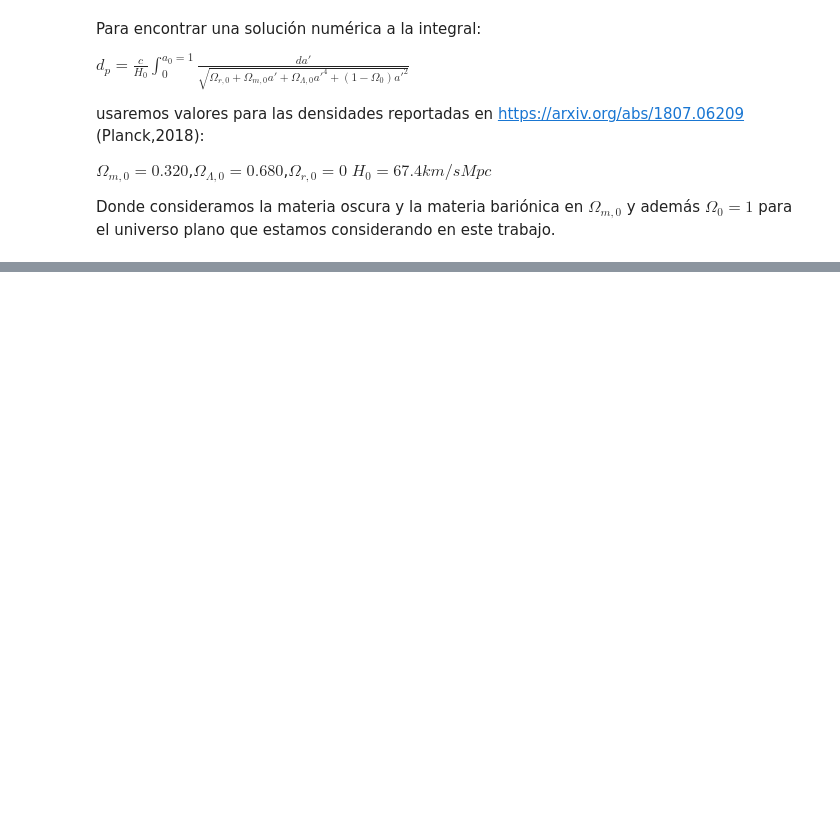
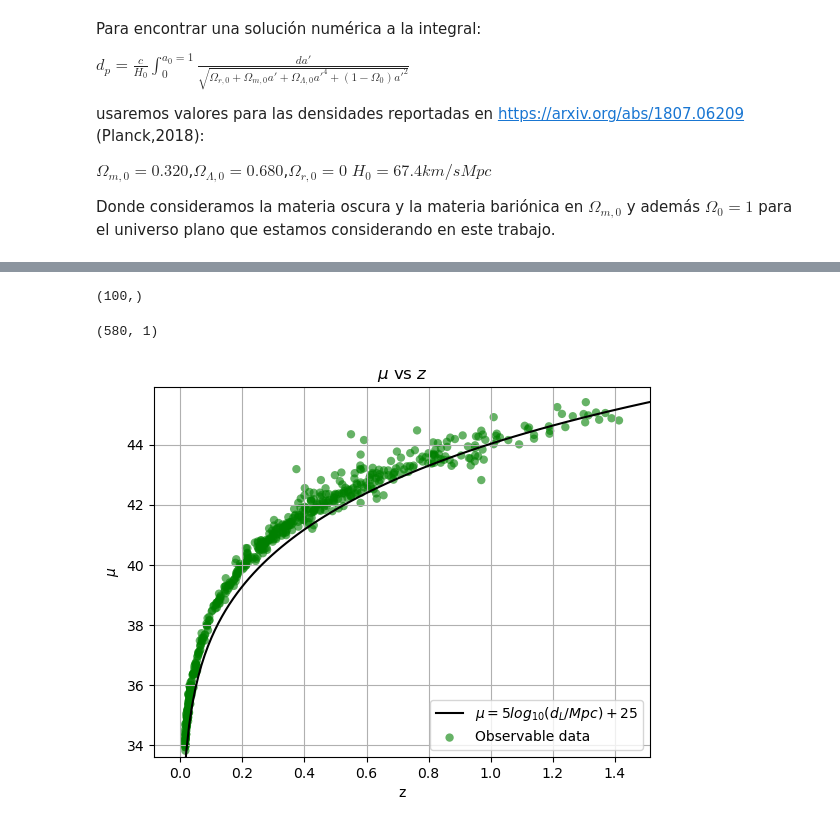
Before and after one commit to BlackPuma075/Cosmo_class_2024, a Jupyter notebook: d_p-checkpoint.ipynb, the cells around one changed output, grey strips where cells are left out. Drawn from its saved outputs; the diff is of its cells as text; code cells hidden in the pictures; blank space fills up the shorter version.

```diff
--- a/d_p-checkpoint.ipynb
+++ b/d_p-checkpoint.ipynb
@@ -99,0 +107,28 @@ plt.savefig('d_p')
+# %%
+mu_teo = 5*np.log10(I/a) + 25
+# %%
+mu_teo.shape
+# %% [output]
+(100,)
+# %%
+data = np.genfromtxt('https://supernova.lbl.gov/Union/figures/SCPUnion2.1_mu_vs_z.txt')
+# %%
+mu = data[:,2:3]
+z = data[:,1:2]
+# %%
+mu.shape
+# %% [output]
+(580, 1)
+# %%
+plt.plot(, mu_teo,color = 'black', label = '$\mu = 5log_{10}(d_{L}/Mpc)+25$')
+plt.scatter(z,mu,alpha = 0.6, edgecolor = 'None',color = 'green', label = 'Observable data')
+plt.grid()
+plt.xlabel('z')
+plt.ylabel('$\mu$')
+plt.legend()
+plt.title('$\mu$ vs $z$')
+plt.xlim(min(z)-0.1,max(z)+0.1)
+plt.ylim(min(mu)-0.2,max(mu)+0.5)
+plt.savefig('Distance_modulus')
+# %% [output]
+[figure, added]
```
Also changed, not shown: parts of 4 cells of this notebook.
